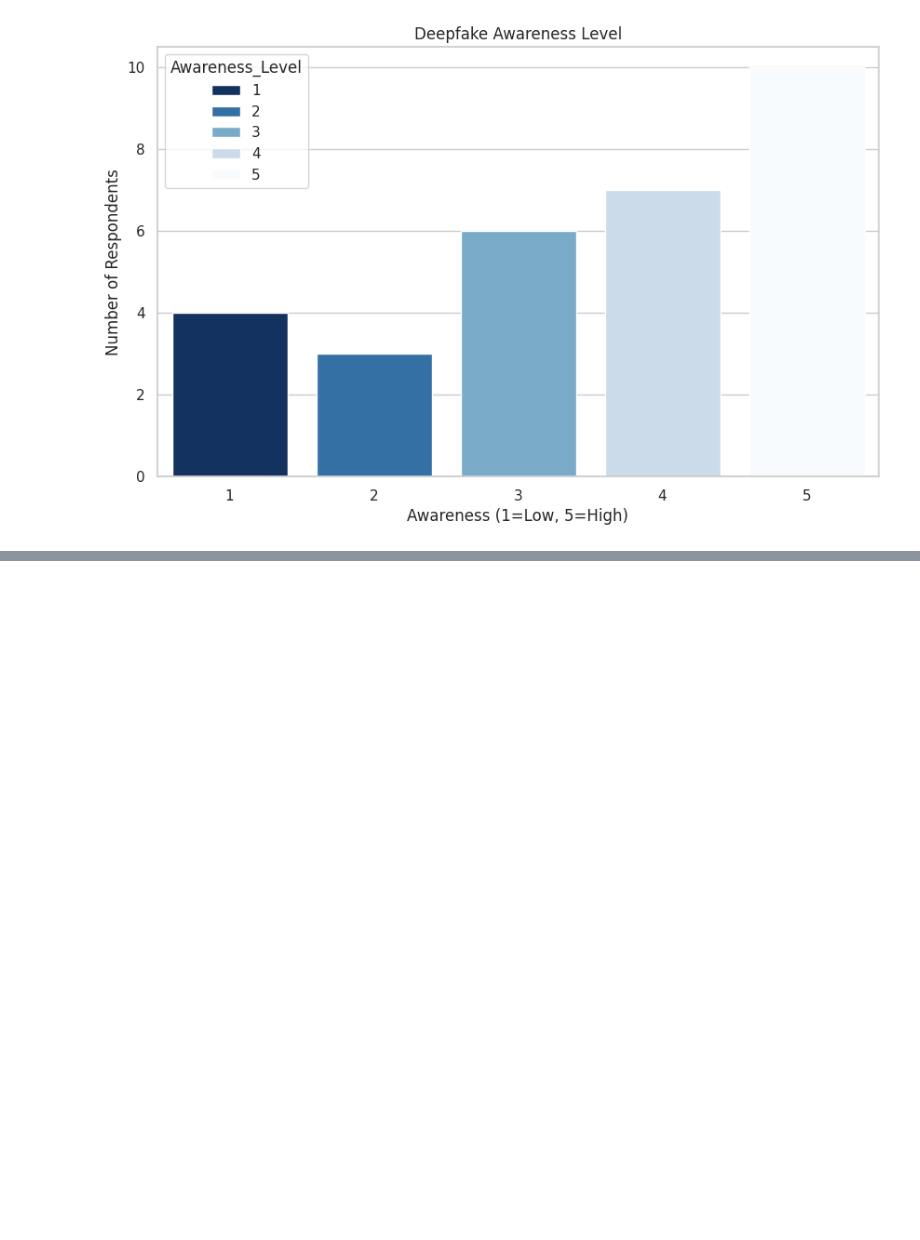
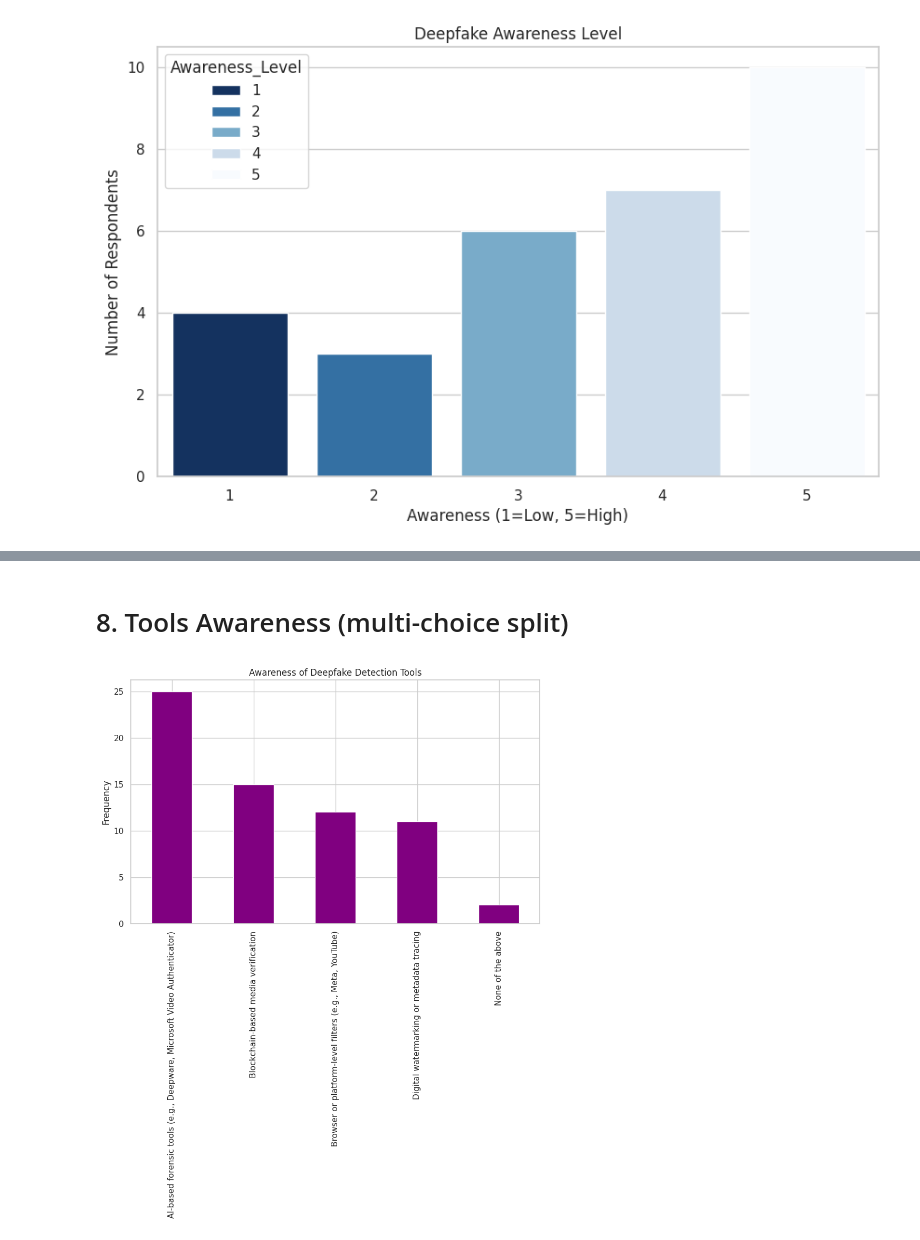
Before and after one commit to nmawulorm/deep-fake-survey, a Jupyter notebook: deep-fake-survey.ipynb, the cells around one changed output, grey strips where cells are left out. Drawn from its saved outputs; the diff is of its cells as text; code cells hidden in the pictures; blank space fills up the shorter version.

```diff
--- a/deep-fake-survey.ipynb
+++ b/deep-fake-survey.ipynb
@@ -63,0 +86,11 @@ plt.show()
+# %% [markdown]
+# 8. Tools Awareness (multi-choice split)
+# %%
+
+tools_series = df["Tools_Awareness"].str.get_dummies(sep=';').sum().sort_values(ascending=False)
+tools_series.plot(kind='bar', color='purple')
+plt.title("Awareness of Deepfake Detection Tools")
+plt.ylabel("Frequency")
+plt.show()
+# %% [output]
+[figure, added]
```
Also changed, not shown: parts of 6 cells of this notebook, 1 other file.
